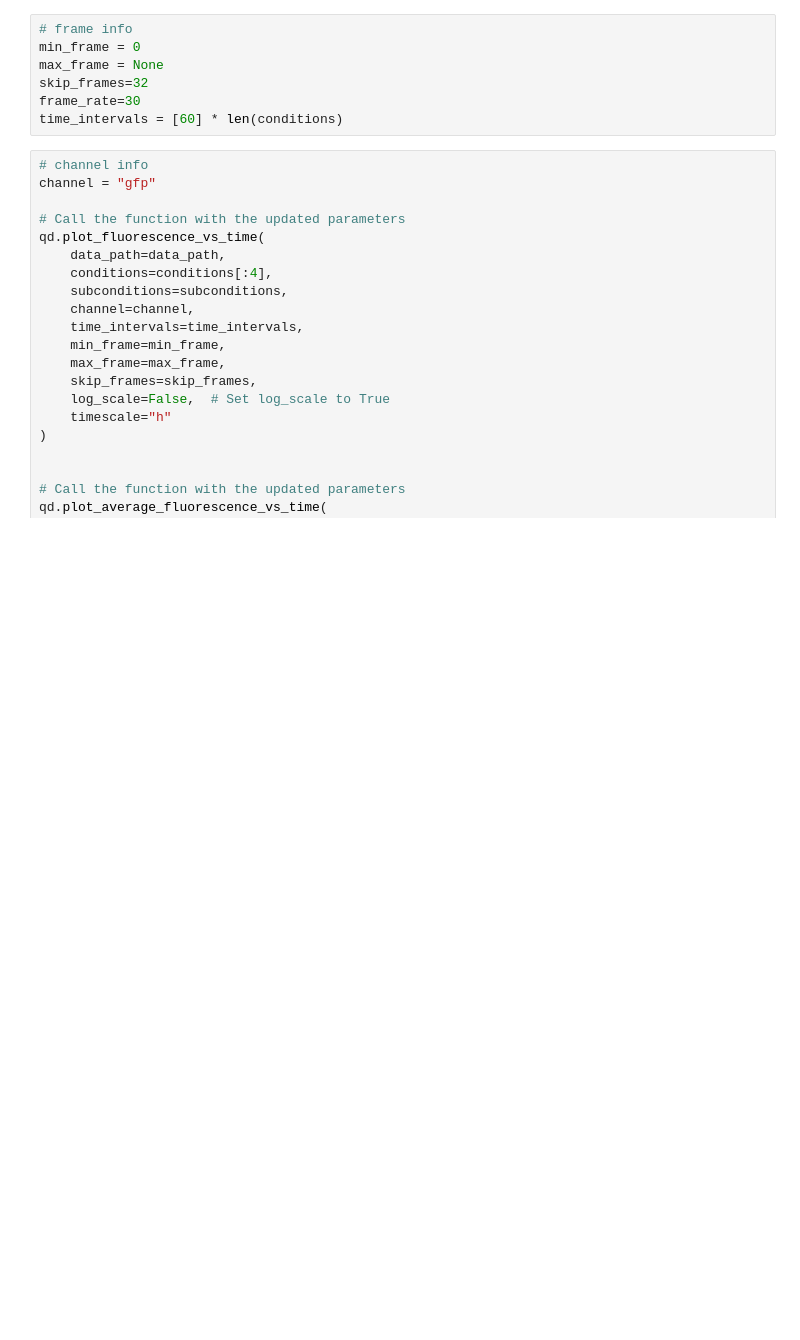
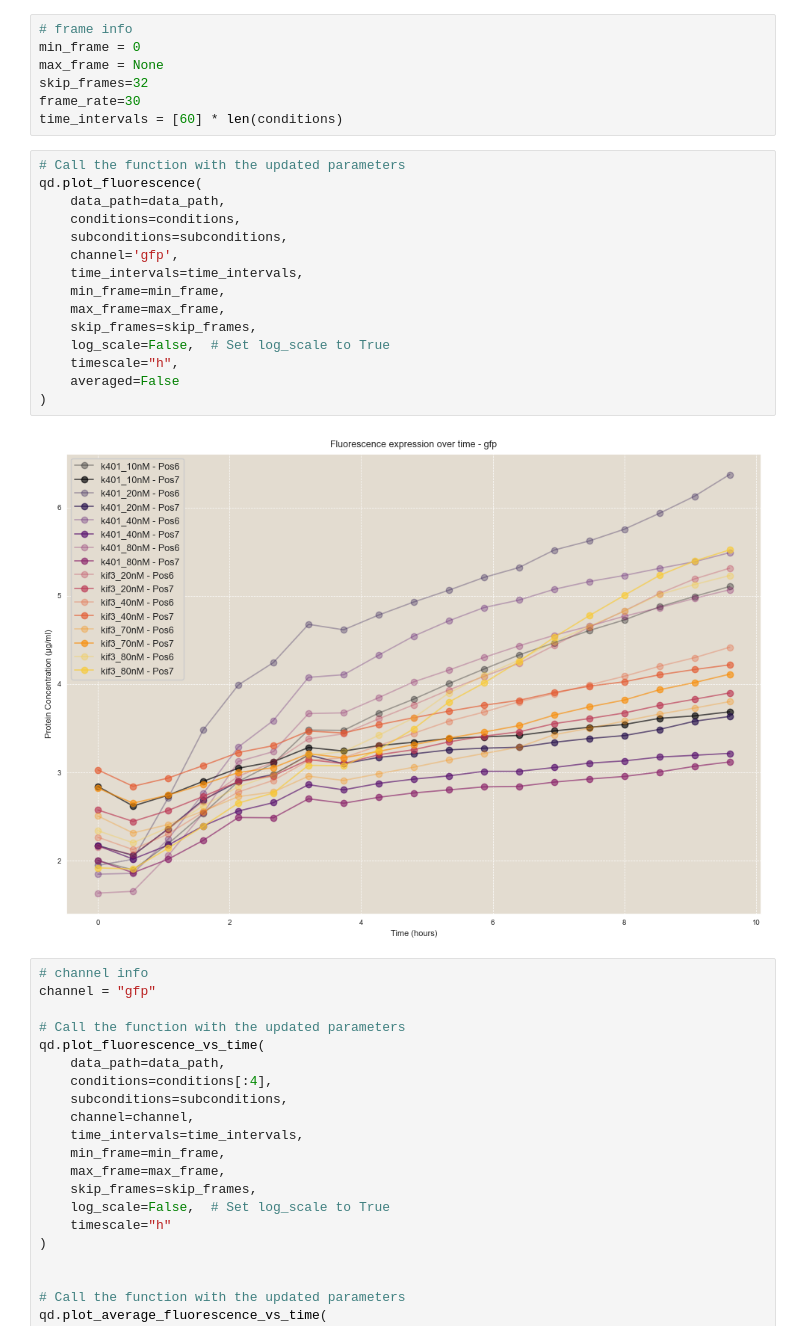
Before and after one commit to dalarios/activedrops, a Jupyter notebook: code/exploratory/032524-kva-kif-titrations-heated.ipynb, the cells around one changed output. Cells and saved outputs as stored; diff of their text form; blank space fills up the shorter version.

```diff
--- a/code/exploratory/032524-kva-kif-titrations-heated.ipynb
+++ b/code/exploratory/032524-kva-kif-titrations-heated.ipynb
@@ -97,6 +47,23 @@ max_frame = None
 skip_frames=32
 frame_rate=30
 time_intervals = [60] * len(conditions)
+# %%
+# Call the function with the updated parameters
+qd.plot_fluorescence(
+    data_path=data_path,
+    conditions=conditions,
+    subconditions=subconditions,
+    channel='gfp',
+    time_intervals=time_intervals,
+    min_frame=min_frame,
+    max_frame=max_frame,
+    skip_frames=skip_frames,
+    log_scale=False,  # Set log_scale to True
+    timescale="h",
+    averaged=False
+)
+# %% [output]
+[figure, added]
 # %%
 # channel info
 channel = "gfp"
```
Also changed, not shown: parts of 2 cells of this notebook, 2 other files.
